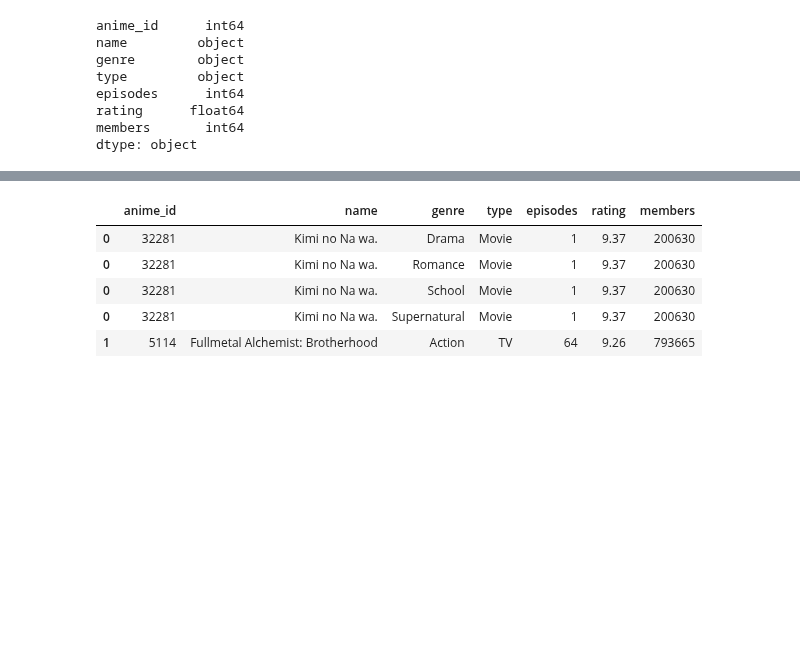
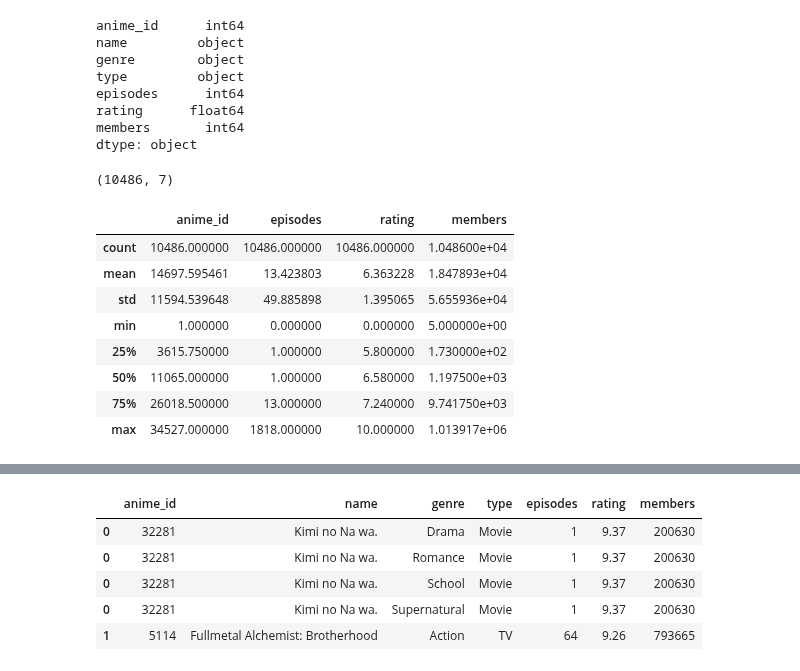
Before and after one commit to hilkovich/itmo_math_stat, a Jupyter notebook: homework_2/HW_2.ipynb, the cells around one changed output, grey strips where cells are left out. Drawn from its saved outputs; the diff is of its cells as text; code cells hidden in the pictures; blank space fills up the shorter version.

```diff
--- a/homework_2/HW_2.ipynb
+++ b/homework_2/HW_2.ipynb
@@ -196,3 +218,22 @@ episodes      int64
 rating      float64
 members       int64
 dtype: object
+# %%
+# Заполнение пустых значений рейтинга
+df_anime["rating"] = df_anime["rating"].fillna(0)
+# %%
+df_anime.shape
+# %% [output]
+(10486, 7)
+# %%
+df_anime.describe()
+# %% [output]
+|  | anime_id | episodes | rating | members |
+| count | 10486.000000 | 10486.000000 | 10486.000000 | 1.048600e+04 |
+| mean | 14697.595461 | 13.423803 | 6.363228 | 1.847893e+04 |
+| std | 11594.539648 | 49.885898 | 1.395065 | 5.655936e+04 |
+| min | 1.000000 | 0.000000 | 0.000000 | 5.000000e+00 |
+| 25% | 3615.750000 | 1.000000 | 5.800000 | 1.730000e+02 |
+| 50% | 11065.000000 | 1.000000 | 6.580000 | 1.197500e+03 |
+| 75% | 26018.500000 | 13.000000 | 7.240000 | 9.741750e+03 |
+| max | 34527.000000 | 1818.000000 | 10.000000 | 1.013917e+06 |
```
Also changed, not shown: parts of 33 cells of this notebook.
